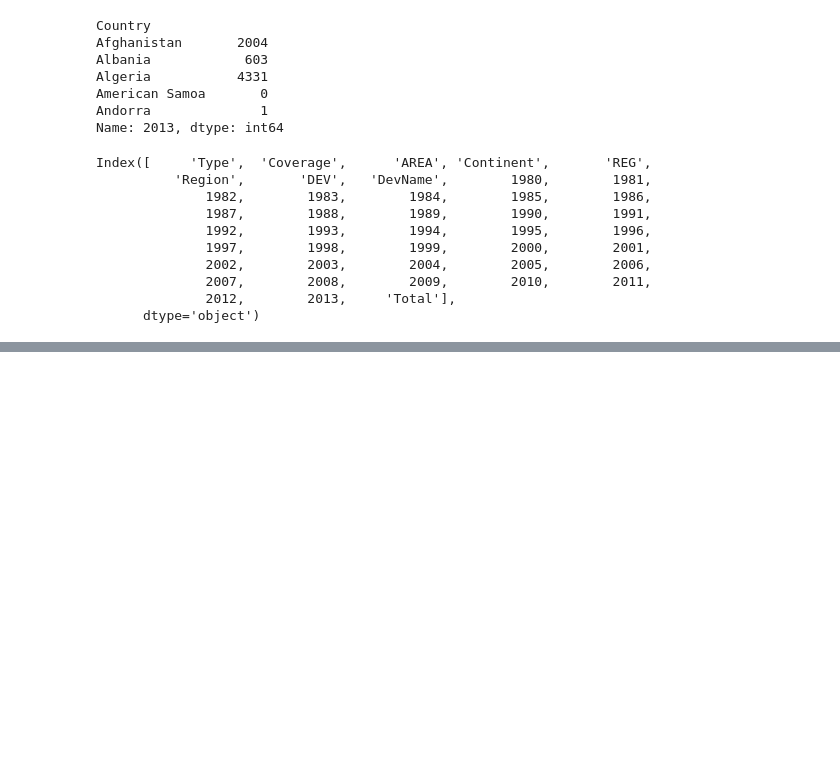
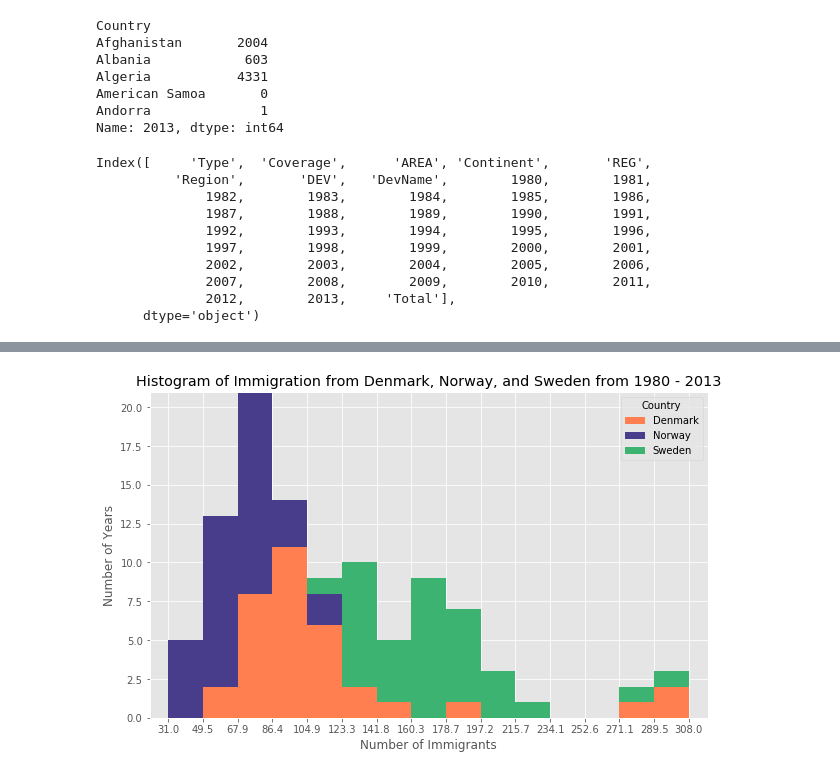
Before and after one commit to ghaffaru/immigration-data-analytics, a Jupyter notebook: plots/histograms.ipynb, the cells around one changed output, grey strips where cells are left out. Cells and saved outputs as stored; diff of their text form; code cells hidden in the pictures; blank space fills up the shorter version.

```diff
--- a/plots/histograms.ipynb
+++ b/plots/histograms.ipynb
@@ -111,0 +128,22 @@ AttributeError: module 'matplotlib.pyplot' has no attribute 'save_fig'
+# %%
+count, bin_edges = np.histogram(df_t, 15)
+xmin = bin_edges[0] - 10   #  first bin value is 31.0, adding buffer of 10 for aesthetic purposes
+xmax = bin_edges[-1] + 10  #  last bin value is 308.0, adding buffer of 10 for aesthetic purposes
+
+# stacked Histogram
+df_t.plot(kind='hist',
+          figsize=(10, 6),
+          bins=15,
+          xticks=bin_edges,
+          color=['coral', 'darkslateblue', 'mediumseagreen'],
+          stacked=True,
+          xlim=(xmin, xmax)
+         )
+
+plt.title('Histogram of Immigration from Denmark, Norway, and Sweden from 1980 - 2013')
+plt.ylabel('Number of Years')
+plt.xlabel('Number of Immigrants')
+
+plt.show()
+# %% [output]
+[figure, added]
```
Also changed, not shown: parts of 4 cells of this notebook.
